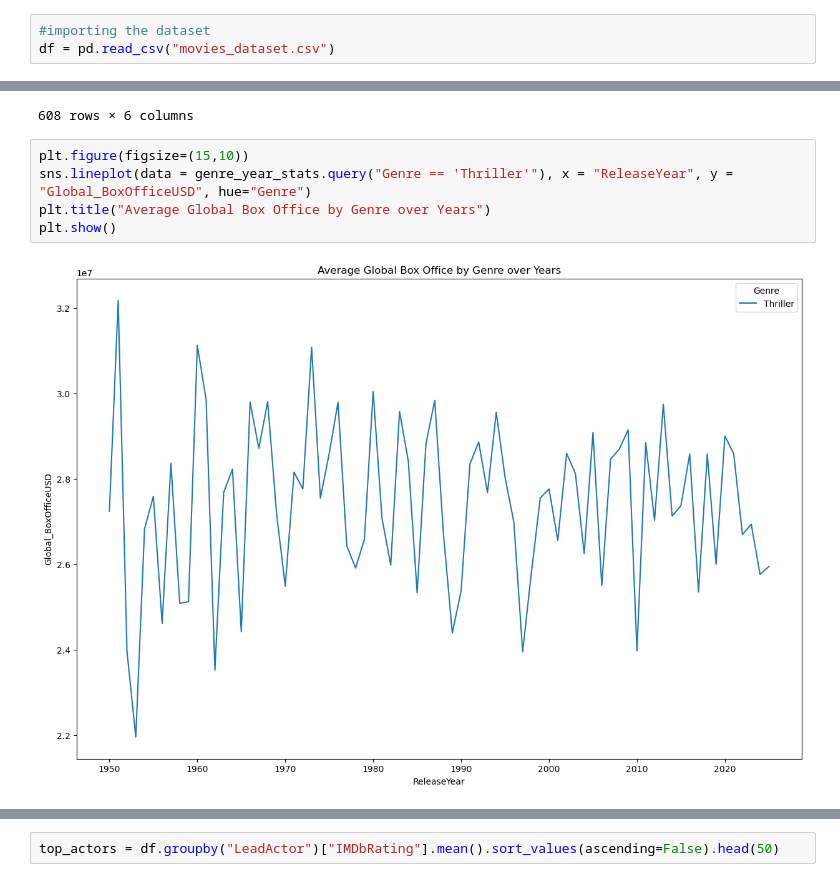
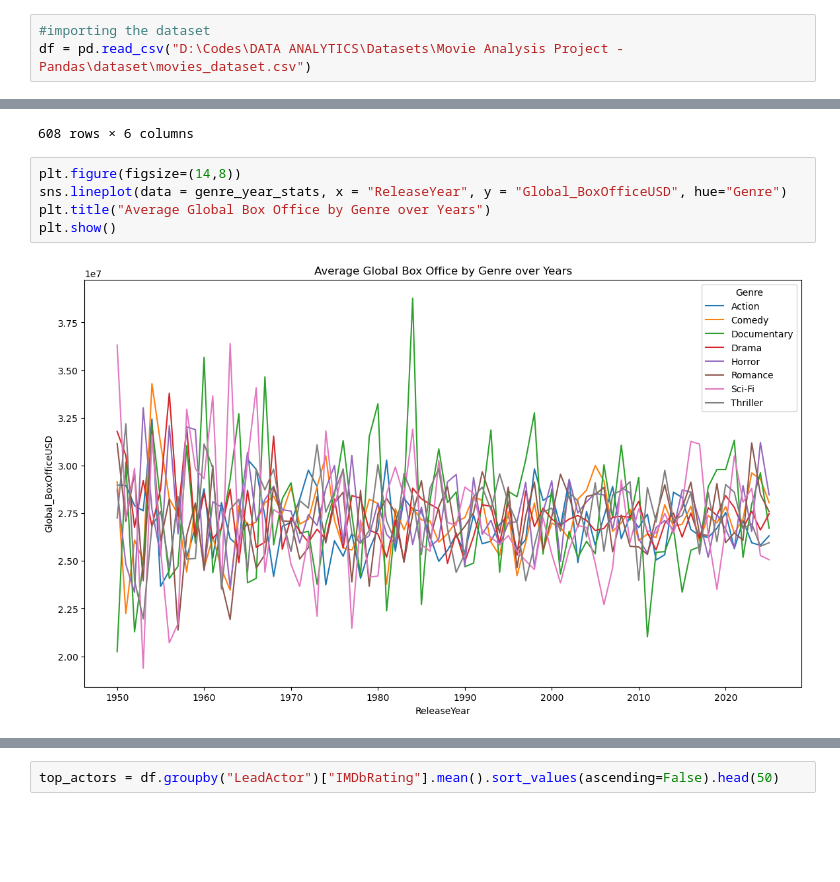
Before and after one commit to amandebnath/movie-analysis, a Jupyter notebook: movie_analysis.ipynb, the cells around one changed output, grey strips where cells are left out. Drawn from its saved outputs; the diff is of its cells as text; blank space fills up the shorter version.

```diff
--- a/movie_analysis.ipynb
+++ b/movie_analysis.ipynb
@@ -5,7 +5,7 @@ import matplotlib.pyplot as plt
 import seaborn as sns
 # %%
 #importing the dataset
-df = pd.read_csv("movies_dataset.csv")
+df = pd.read_csv("D:\Codes\DATA ANALYTICS\Datasets\Movie Analysis Project - Pandas\dataset\movies_dataset.csv")
 # %%
 df.info()
 # %% [output]
@@ -213,9 +213,9 @@ genre_year_stats
 | 607 | Thriller | 2025 | 2.595418e+07 | 9.668806e+06 | 6.535658 | 65.022831 |
 608 rows × 6 columns
 # %%
-plt.figure(figsize=(15,10))
-sns.lineplot(data = genre_year_stats.query("Genre == 'Thriller'"), x = "ReleaseYear", y = "Global_BoxOfficeUSD", hue="Genre")
+plt.figure(figsize=(14,8))
+sns.lineplot(data = genre_year_stats, x = "ReleaseYear", y = "Global_BoxOfficeUSD", hue="Genre")
 plt.title("Average Global Box Office by Genre over Years")
 plt.show()
 # %% [output]
-[figure, old version]
+[figure, new version]
```
Also changed, not shown: parts of 2 cells of this notebook.
